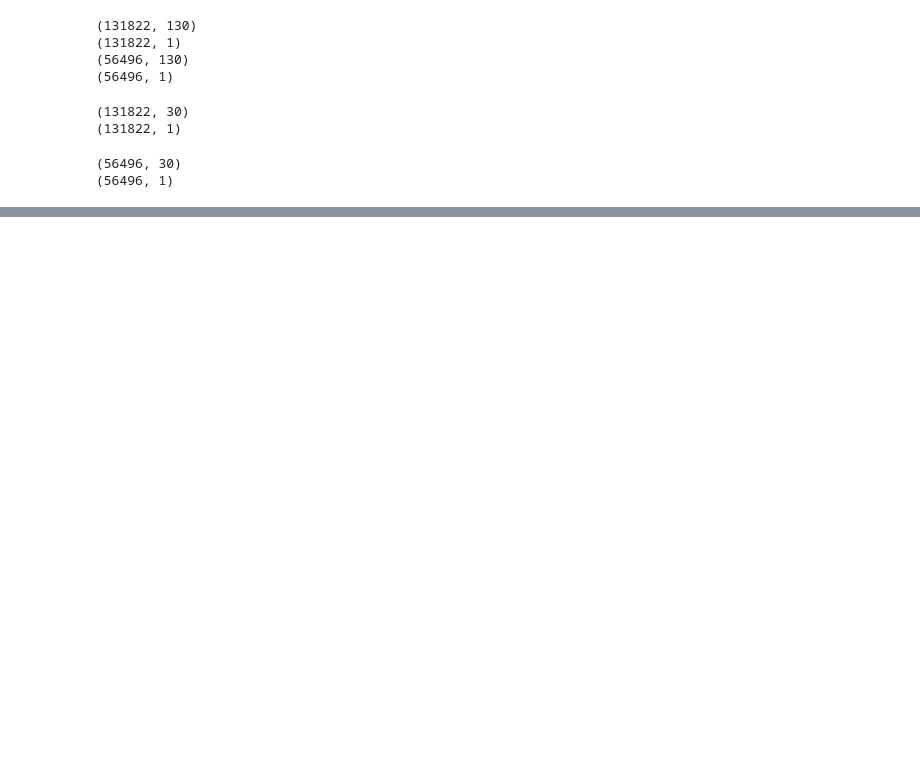
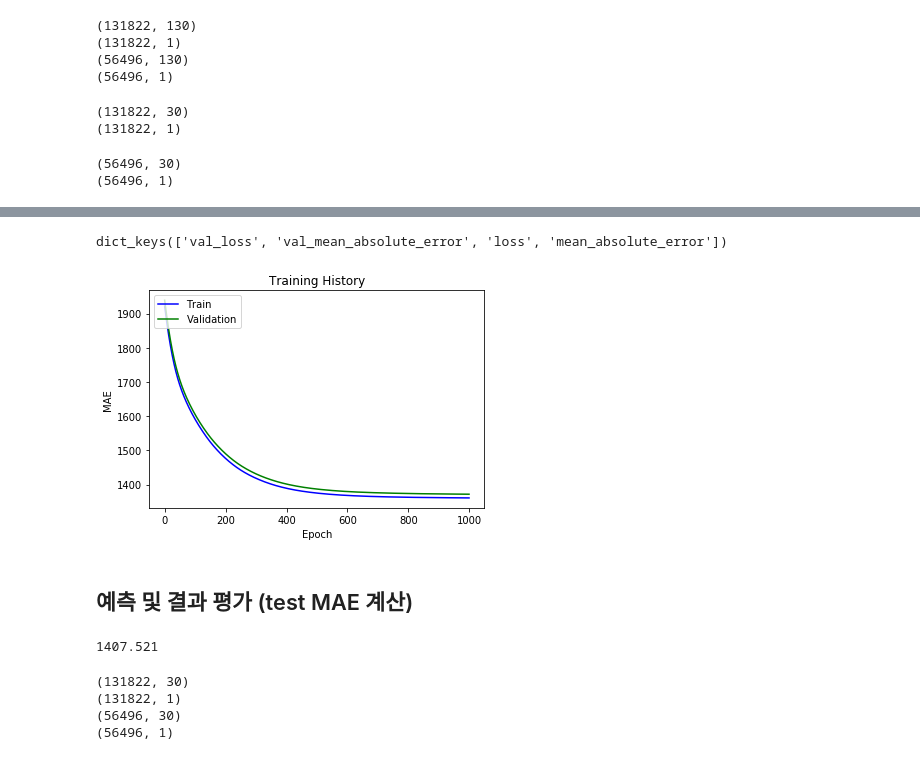
Before and after one commit to findsolution88/ML_Study, a Jupyter notebook: 스터디/kaggle_allstate-predict/NSM_allstate_탐색적 분석_v2.ipynb, the cells around one changed output, grey strips where cells are left out. Cells and saved outputs as stored; diff of their text form; code cells hidden in the pictures; blank space fills up the shorter version.

```diff
--- a/스터디/kaggle_allstate-predict/NSM_allstate_탐색적 분석_v2.ipynb
+++ b/스터디/kaggle_allstate-predict/NSM_allstate_탐색적 분석_v2.ipynb
@@ -722,0 +728,5 @@ len(pca_n_coloumn[3])
+# %%
+n_vars = X_train_fin.shape[1]
+
+my_model = Sequential()
+my_model.add(Dense(input_dim = n_vars, units = 1, activation="linear"))
@@ -722,0 +745,43 @@ len(pca_n_coloumn[3])
+# %%
+n_epochs = 1000
+n_batch_size = 20
+learn_rate = 0.0005
+# %%
+# 최적화 방법 정하고 컴파일.
+my_optimizer=Adam(lr=learn_rate)
+my_model.compile(loss = "mae", optimizer = my_optimizer, metrics=["mae"])
+# %%
+my_summary = my_model.fit(X_train_fin, y_train_fin, epochs=n_epochs, batch_size = n_batch_size, validation_split = 0.2, verbose = 0)
+# %%
+my_summary.history.keys()
+# %% [output]
+dict_keys(['val_loss', 'val_mean_absolute_error', 'loss', 'mean_absolute_error'])
+# %%
+plt.plot(my_summary.history['mean_absolute_error'], c="b")
+plt.plot(my_summary.history['val_mean_absolute_error'], c="g")
+plt.title('Training History')
+plt.ylabel('MAE')
+plt.xlabel('Epoch')
+plt.legend(['Train', 'Validation'], loc='upper left')
+plt.show()
+# %% [output]
+[figure, added]
+# %% [markdown]
+## 예측 및 결과 평가 (test MAE 계산)
+# %%
+# 직접 예측하여 평가한다.
+y_pred = my_model.predict(X_validation_fin)[:,0]
+MAE = metrics.mean_absolute_error(y_validation_fin, y_pred)
+np.round(MAE,3)
+# %% [output]
+1407.521
+# %%
+print(X_train_fin.shape)
+print(y_train_fin.shape)
+print(X_validation_fin.shape)
+print(y_validation_fin.shape)
+# %% [output]
+(131822, 30)
+(131822, 1)
+(56496, 30)
+(56496, 1)
```
Also changed, not shown: parts of 8 cells of this notebook.
